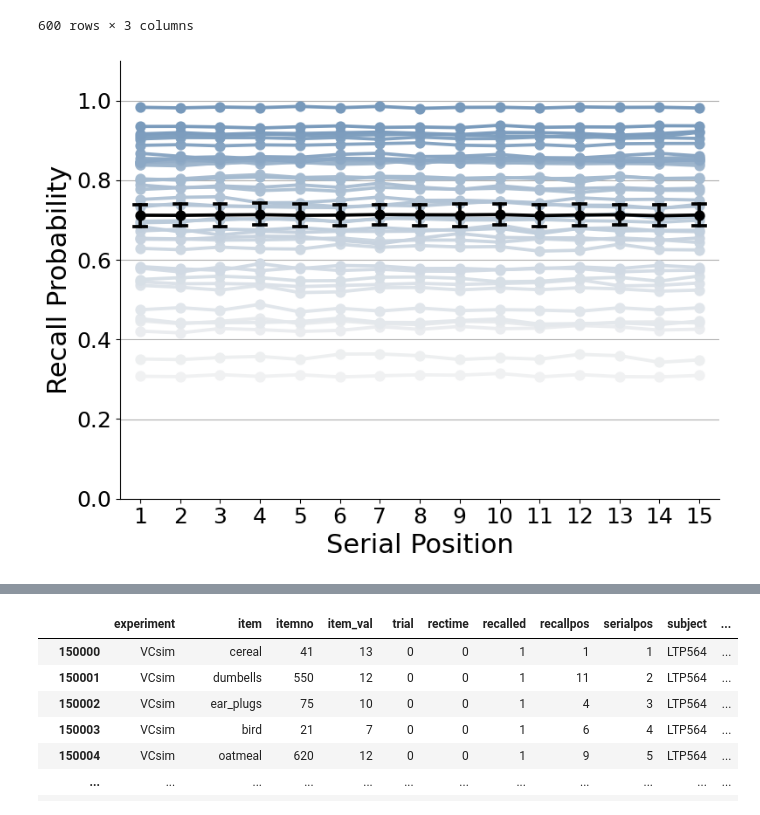
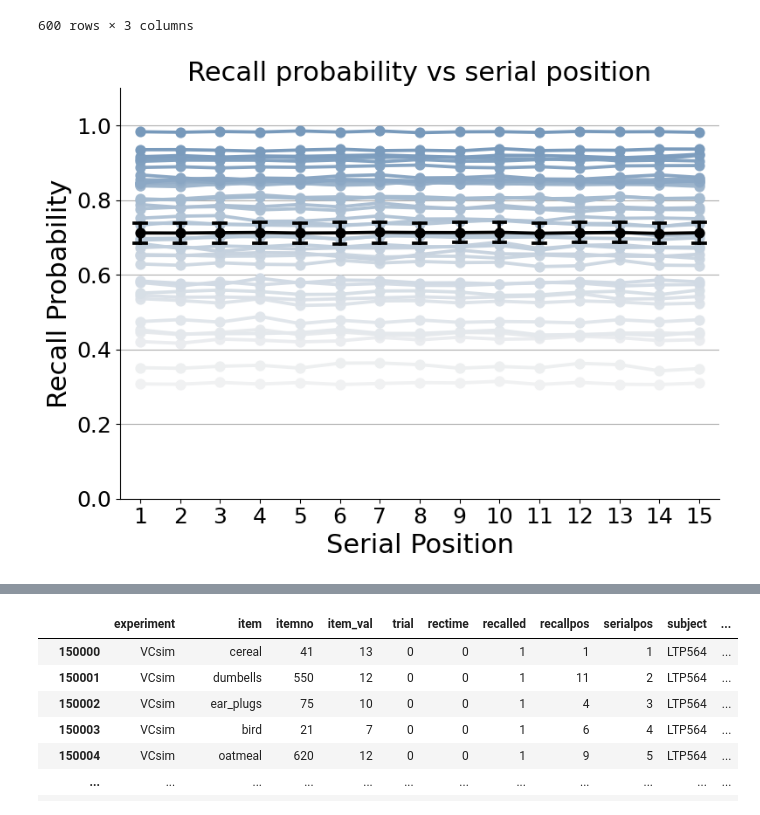
Before and after one commit to pennmem/ValueCourierAnalysis, a Jupyter notebook: SimulatedAnalysis/behavioral.ipynb, the cells around one changed output, grey strips where cells are left out. Cells and saved outputs as stored; diff of their text form; code cells hidden in the pictures.

```diff
--- a/SimulatedAnalysis/behavioral.ipynb
+++ b/SimulatedAnalysis/behavioral.ipynb
@@ -231,12 +535,5 @@ full_evs_sim_test
 10274963 rows × 17 columns
 # %%
 # Recall probability per subject
-pres = full_evs_sim_test.type=='WORD'
-recall_by_sub = full_evs_sim_test[pres].groupby('subject')\
-    .agg({'recalled':'mean'})\
-    .rename(columns={"recalled":"Recall Probability"}
-)
-recall_by_sub = recall_by_sub.reset_index()
-recall_by_sub = recall_by_sub.sort_values(by="Recall Probability", ascending=True)
-sub_recall = recall_by_sub.subject.values
-recall_by_sub
+recall_by_sub_test = get_recall_prob_per_subject(full_evs_sim_test)
+sub_recall_test = recall_by_sub_test.subject.values
@@ -265,12 +544,8 @@ print(f"Mean = {recall_by_sub['Recall Probability'].mean()}, SD = {recall_by_sub
 Mean = 0.7124938333333333, SD = 0.17462341933045797
 # %%
 # Serial position curve
-spc_df = full_evs_sim_test.query("type=='WORD'").groupby(
-    ['subject', 'session', 'serialpos']
-).agg({'recalled':np.nanmean}).reset_index()
-
-avg_spc_df = spc_df.groupby(["subject","serialpos"]).agg({"recalled":"mean"}).reset_index()
-avg_spc_df
+avg_spc_df_test = get_spc(full_evs_sim_test)
+avg_spc_df_test
 # %% [output]
 |  | subject | serialpos | recalled |
 | 0 | LTP564 | 1 | 0.672572 |
@@ -286,26 +561,21 @@ avg_spc_df
 | 599 | LTP605 | 15 | 0.479599 |
 600 rows × 3 columns
 # %%
-fig = plt.figure(figsize=(8, 6))
-ax = plt.gca()
+text_configs = {
+    'title': "Recall probability vs serial position",
+    'xlabel': 'Serial Position',
+    'ylabel': "Recall Probability"
+}
+sel_cols = ('serialpos', 'recalled')
 
-colors = sns.light_palette("#79B", len(sub_recall))
-for i, sub in enumerate(sub_recall):
-    sub_df = avg_spc_df.query('subject == @sub')
-    sub_spc = sns.pointplot(data=sub_df, x='serialpos', y='recalled', ci=None, ax=ax, color=colors[i])
-
-spc = sns.pointplot(data=avg_spc_df, x='serialpos', y='recalled', ci=68, capsize=.3, ax=ax, color="k")
-
-plt.xlabel('Serial Position', fontsize=22)
-plt.ylabel('Recall Probability', fontsize=22)
-plt.tick_params(labelsize=18)
-plt.ylim(0, 1.1)
-spc.yaxis.grid()
-plt.tight_layout()
-ax.spines.top.set_visible(False)
-ax.spines.right.set_visible(False)
-plt.show()
+plot_subject_group_pointplot(
+    in_df=avg_spc_df_test,
+    subjects=sub_recall_test,
+    x_col=sel_cols[0],
+    y_col=sel_cols[1],
+    graph_configs=text_configs
+)
 # %% [output]
-[figure, old version]
+[figure, new version]
 # %%
 # Probability of first recall
```
Also changed, not shown: parts of 36 cells of this notebook.
